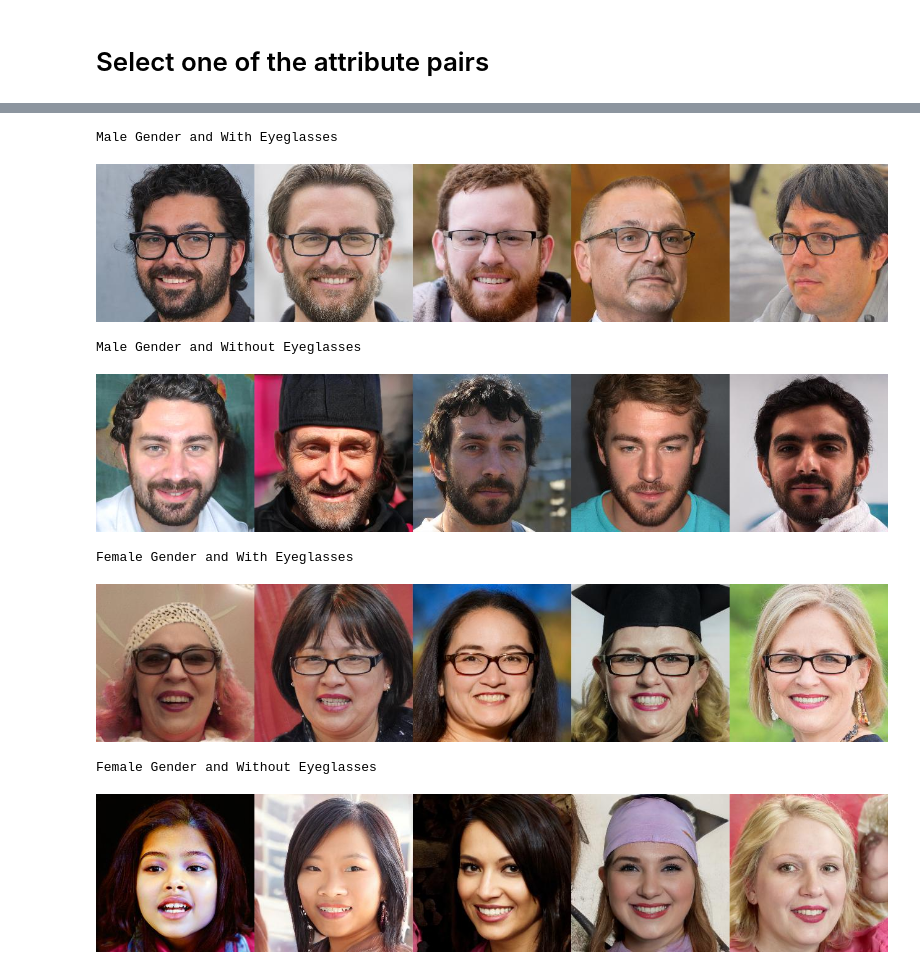
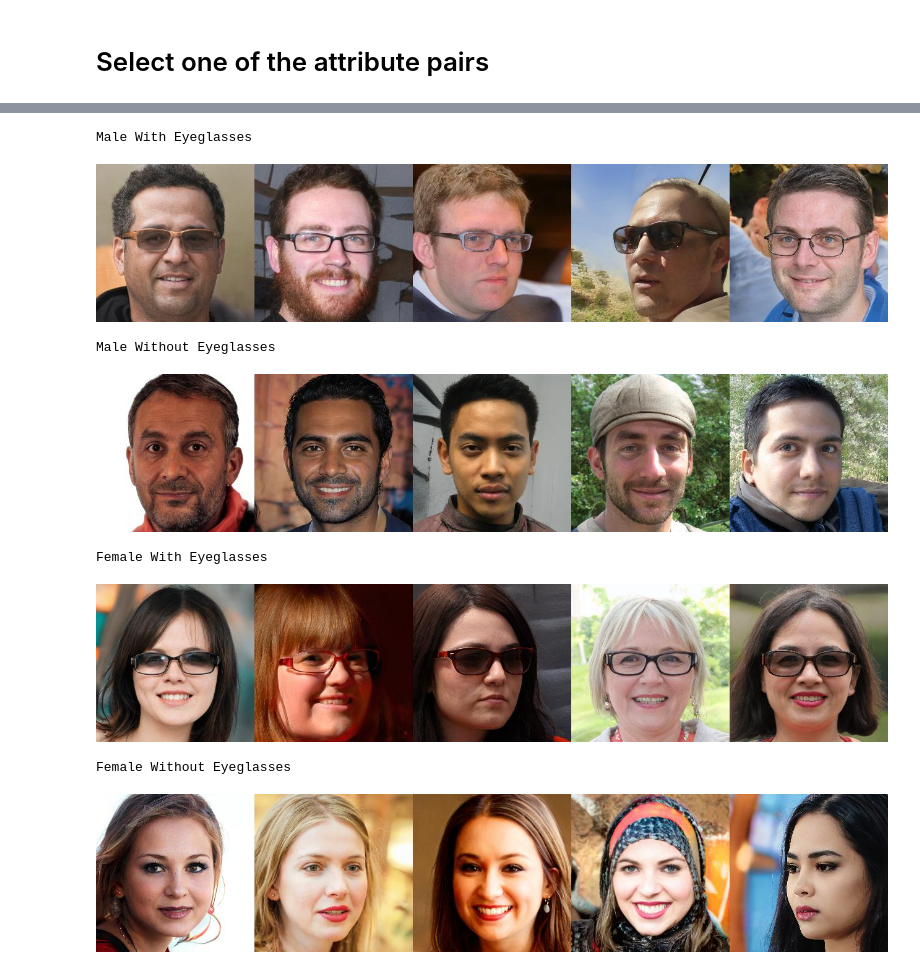
Before and after one commit to genforce/fairgen, a Jupyter notebook: docs/fairgen.ipynb, the cells around one changed output, grey strips where cells are left out. Cells and saved outputs as stored; diff of their text form; code cells hidden in the pictures.

```diff
--- a/docs/fairgen.ipynb
+++ b/docs/fairgen.ipynb
@@ -141,8 +141,9 @@ Finish loading checkpoint.
 # %%
+#@title { display-mode: "form", run: "auto" }
+num_samples = 4 #@param {type:"slider", min:1, max:8, step:1}
+random_seed = 570 #@param {type:"slider", min:0, max:1000, step:1}
 
-#@title { display-mode: "form", run: "auto" }
-
-num_samples = 5 #@param {type:"slider", min:1, max:8, step:1}
+np.random.seed(random_seed)
 codes = sample_codes(generator, num_samples)
 
 with torch.no_grad():
@@ -174,26 +175,31 @@ attr_1,_,attr_2 = attribute_pair.split(' ')
 # %%
 #@title { display-mode: "form", run: "auto" }
 num_samples = 5 #@param {type:"slider", min:1, max:8, step:1}
-random_seed = 108 #@param {type:"slider", min:0, max:1000, step:1}
+random_seed = 187 #@param {type:"slider", min:0, max:1000, step:1}
 
 np.random.seed(random_seed)
 
 for attr_1_value in [-1, 1]:
   for attr_2_value in [-1, 1]:
-    print("\n{} {} and {} {}\n".format(value_name[attr_1][attr_1_value], attr_1, value_name[attr_2][attr_2_value], attr_2))
+    annotation = "\n{} {}".format(value_name[attr_1][attr_1_value], value_name[attr_2][attr_2_value])
+    if attr_2 in ['Eyeglasses', 'Black_Hair', 'Smiling']:
+      annotation += ' ' + attr_2
+    annotation += '\n'
+    print(annotation)
+
 
     attr_value_name = '{:.1f}_{:.1f}'.format(int(attr_1_value)*3.0, int(attr_2_value)*3.0)
     gmm_model = gmm_models[attr_value_name]
     codes = gmm_model.sample(num_samples)[0]
     with torch.no_grad():
       images = generator(codes, latent_space_type='W')['image']
     imshow(images, col=num_samples)
 # %% [output]
-Male Gender and With Eyeglasses
+Male With Eyeglasses
-[figure, old version]
+[figure, new version]
-Male Gender and Without Eyeglasses
+Male Without Eyeglasses
-[figure, old version]
+[figure, new version]
-Female Gender and With Eyeglasses
+Female With Eyeglasses
-[figure, old version]
+[figure, new version]
-Female Gender and Without Eyeglasses
+Female Without Eyeglasses
-[figure, old version]
+[figure, new version]
```
Also changed, not shown: parts of 3 cells of this notebook.
